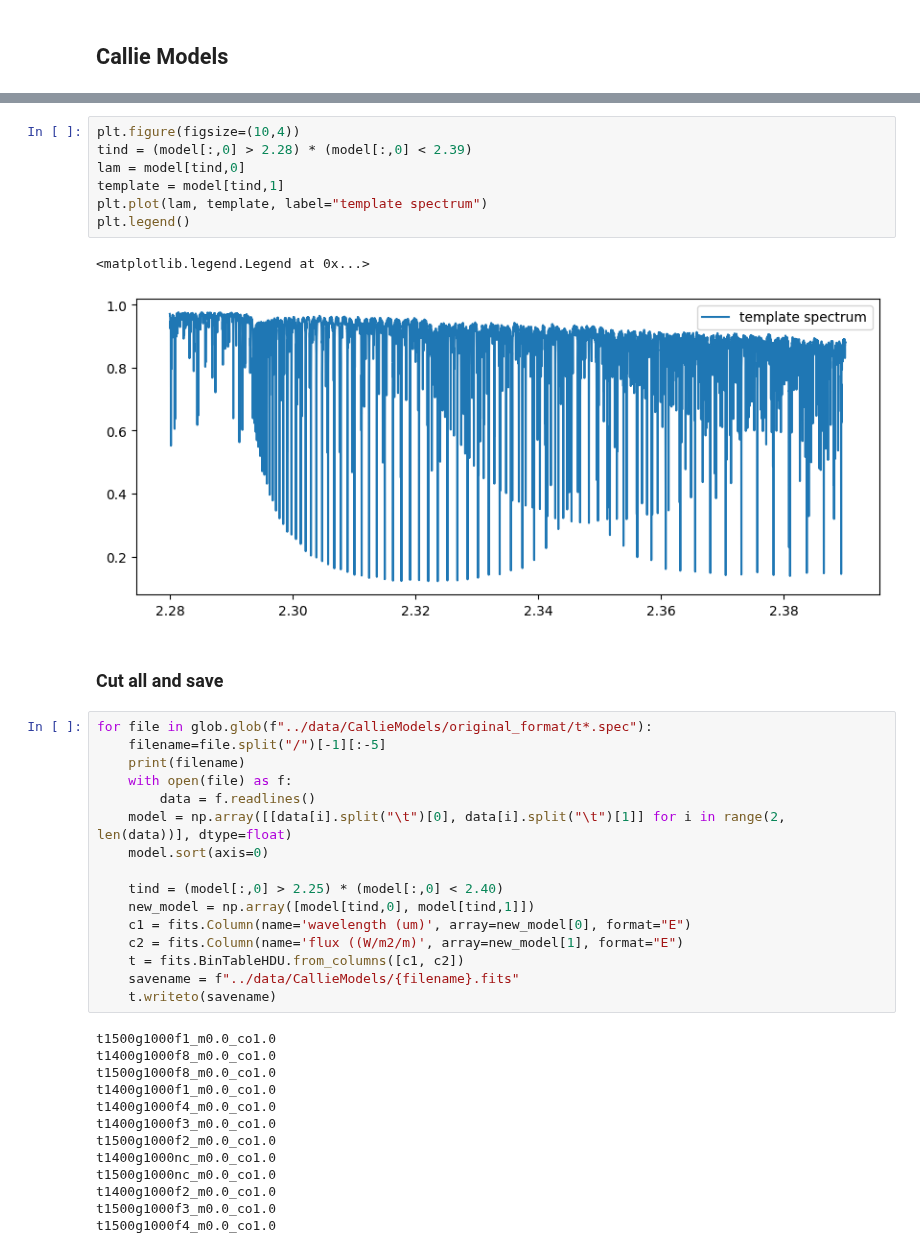
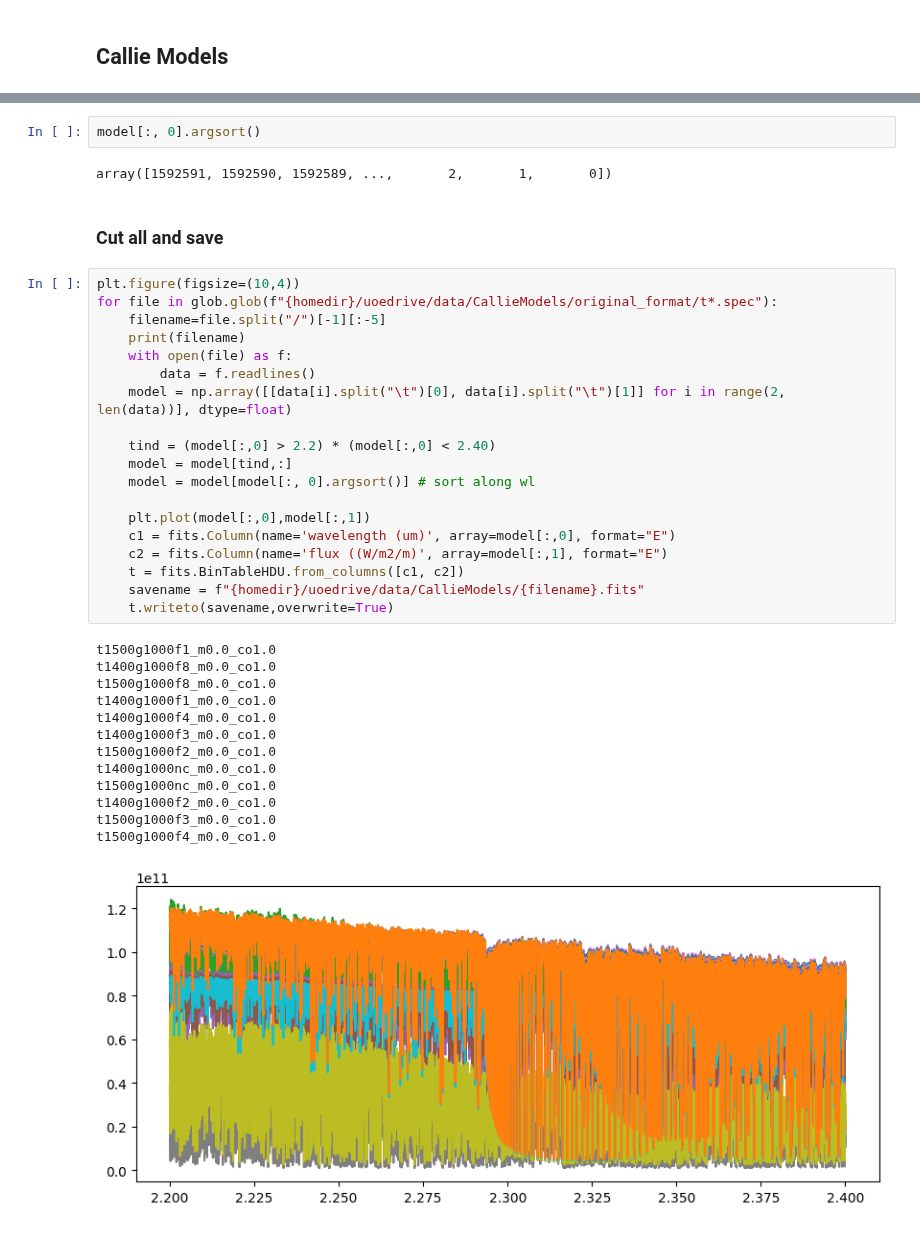
Before and after one commit to alphalyncis/dopplerimg, a Jupyter notebook: code/calliemodels.ipynb, the cells around one changed output, grey strips where cells are left out. Cells and saved outputs as stored; diff of their text form.

```diff
--- a/code/calliemodels.ipynb
+++ b/code/calliemodels.ipynb
@@ -24,41 +41,39 @@ plt.legend()
-# %%
-plt.figure(figsize=(10,4))
-tind = (model[:,0] > 2.28) * (model[:,0] < 2.39)
-lam = model[tind,0]
-template = model[tind,1]
-plt.plot(lam, template, label="template spectrum")
-plt.legend()
-# %% [output]
-<matplotlib.legend.Legend at 0x...>
-[figure, removed]
+# %%
+model[:, 0].argsort()
+# %% [output]
+array([1592591, 1592590, 1592589, ...,       2,       1,       0])
 # %% [markdown]
 ### Cut all and save
 # %%
-for file in glob.glob(f"../data/CallieModels/original_format/t*.spec"):
+plt.figure(figsize=(10,4))
+for file in glob.glob(f"{homedir}/uoedrive/data/CallieModels/original_format/t*.spec"):
     filename=file.split("/")[-1][:-5]
     print(filename)
     with open(file) as f:
         data = f.readlines()
     model = np.array([[data[i].split("\t")[0], data[i].split("\t")[1]] for i in range(2, len(data))], dtype=float)
-    model.sort(axis=0)
 
-    tind = (model[:,0] > 2.25) * (model[:,0] < 2.40)
-    new_model = np.array([model[tind,0], model[tind,1]])
-    c1 = fits.Column(name='wavelength (um)', array=new_model[0], format="E")
-    c2 = fits.Column(name='flux ((W/m2/m)', array=new_model[1], format="E")
+    tind = (model[:,0] > 2.2) * (model[:,0] < 2.40)
+    model = model[tind,:]
+    model = model[model[:, 0].argsort()] # sort along wl
+
+    plt.plot(model[:,0],model[:,1])
+    c1 = fits.Column(name='wavelength (um)', array=model[:,0], format="E")
+    c2 = fits.Column(name='flux ((W/m2/m)', array=model[:,1], format="E")
     t = fits.BinTableHDU.from_columns([c1, c2])
-    savename = f"../data/CallieModels/{filename}.fits"
-    t.writeto(savename)
+    savename = f"{homedir}/uoedrive/data/CallieModels/{filename}.fits"
+    t.writeto(savename,overwrite=True)
 # %% [output]
 t1500g1000f1_m0.0_co1.0
 t1400g1000f8_m0.0_co1.0
 t1500g1000f8_m0.0_co1.0
 t1400g1000f1_m0.0_co1.0
 t1400g1000f4_m0.0_co1.0
 t1400g1000f3_m0.0_co1.0
 t1500g1000f2_m0.0_co1.0
 t1400g1000nc_m0.0_co1.0
 t1500g1000nc_m0.0_co1.0
 t1400g1000f2_m0.0_co1.0
 t1500g1000f3_m0.0_co1.0
 t1500g1000f4_m0.0_co1.0
+[figure, added]
```
Also changed, not shown: parts of 6 cells of this notebook.
